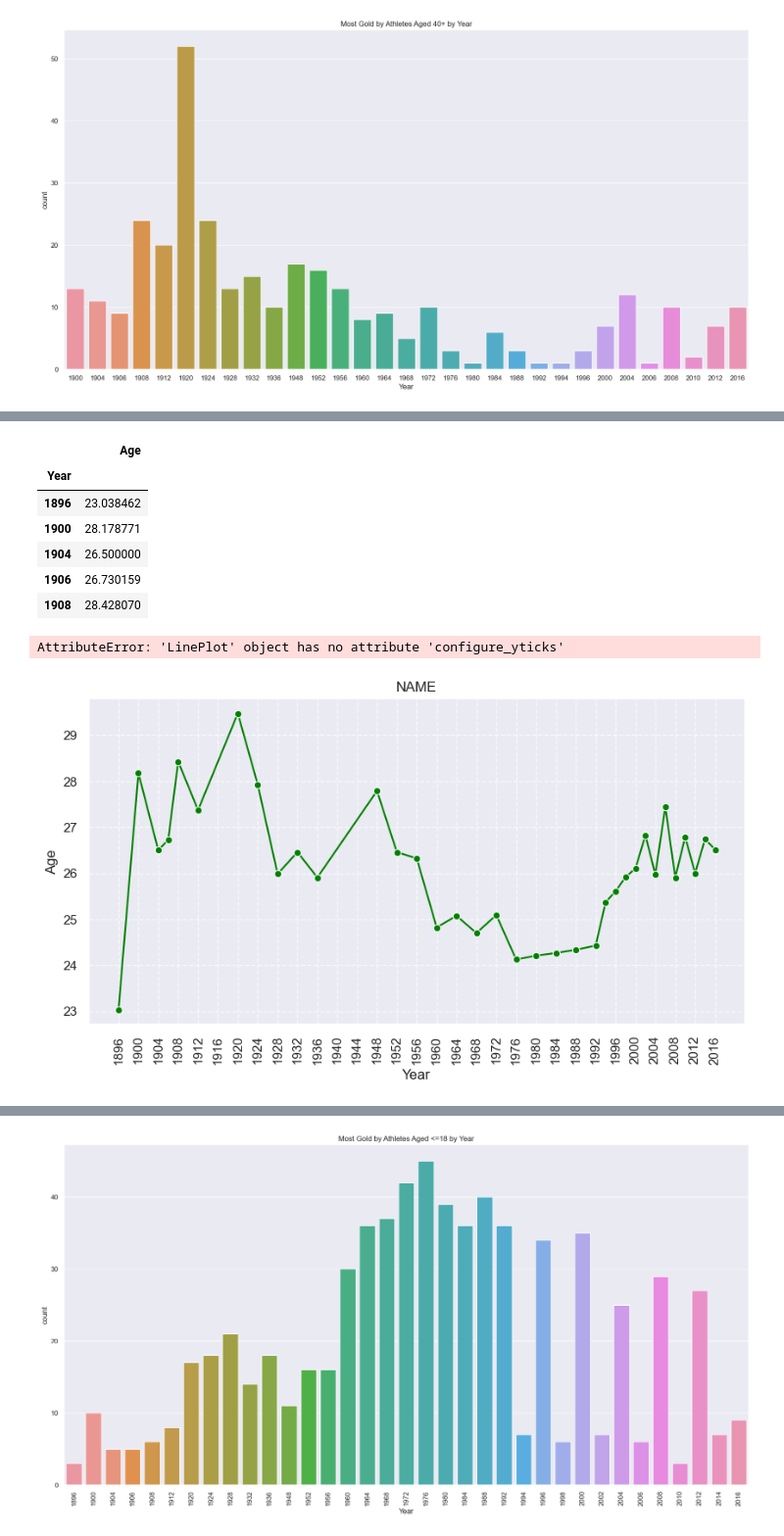
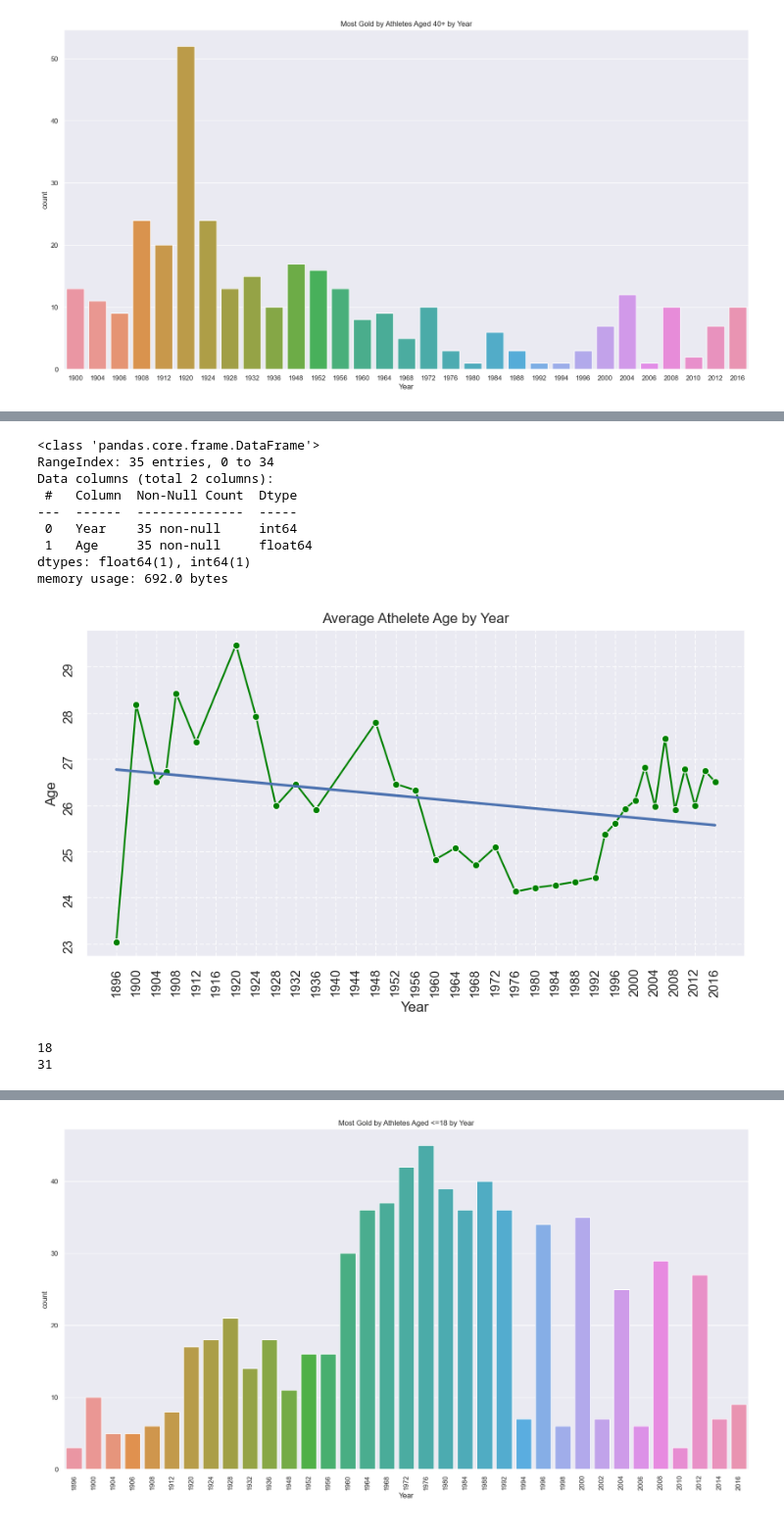
Before and after one commit to kilciukas/Olympic_dataset_exploration, a Jupyter notebook: Notebook_v2/Olimpines_notebook_v2.ipynb, the cells around one changed output, grey strips where cells are left out. Shown at 98% size. Cells and saved outputs as stored; diff of their text form; code cells hidden in the pictures.

```diff
--- a/Notebook_v2/Olimpines_notebook_v2.ipynb
+++ b/Notebook_v2/Olimpines_notebook_v2.ipynb
@@ -504,20 +440,30 @@ Text(0.5, 1.0, 'Most Gold by Athletes Aged 40+ by Year')
 # %%
 average_age_by_year = goldMedals_dropedna.groupby('Year')['Age'].mean()
-average_age_by_year = average_age_by_year.to_frame()
-average_age_by_year.head()
+average_age_by_year = average_age_by_year.to_frame().reset_index()
+# average_age_by_year.head()
+average_age_by_year.info()
 # %% [output]
-|  | Age |
-| Year |  |
-| 1896 | 23.038462 |
-| 1900 | 28.178771 |
-| 1904 | 26.500000 |
-| 1906 | 26.730159 |
-| 1908 | 28.428070 |
+<class 'pandas.core.frame.DataFrame'>
+RangeIndex: 35 entries, 0 to 34
+Data columns (total 2 columns):
+ #   Column  Non-Null Count  Dtype
+---  ------  --------------  -----
+ 0   Year    35 non-null     int64
+ 1   Age     35 non-null     float64
+dtypes: float64(1), int64(1)
+memory usage: 692.0 bytes
 # %%
 yearaverage_lineplot = LinePlot(x='Year', y='Age', data = average_age_by_year)
-yearaverage_lineplot.create_line_plot(title='NAME')
+yearaverage_lineplot.create_line_plot(title='Average Athelete Age by Year')
 yearaverage_lineplot.configure_xticks(min_year=1896,max_year=2016,step=4)
-yearaverage_lineplot.configure_yticks(min=23,max=32,step=1)
+yearaverage_lineplot.configure_yticks(min=23,max=31,step=1)
+yearaverage_lineplot.regline()
 # %% [output]
-AttributeError: 'LinePlot' object has no attribute 'configure_yticks'
-[figure, old version]
+[figure, new version]
+# %%
+golds1896 = goldMedals_dropedna[(goldMedals_dropedna['Year'] == 1896)]
+print(golds1896['Age'].min())
+print(golds1896['Age'].max())
+# %% [output]
+18
+31
```
Also changed, not shown: parts of 37 cells of this notebook, 1 other file.
